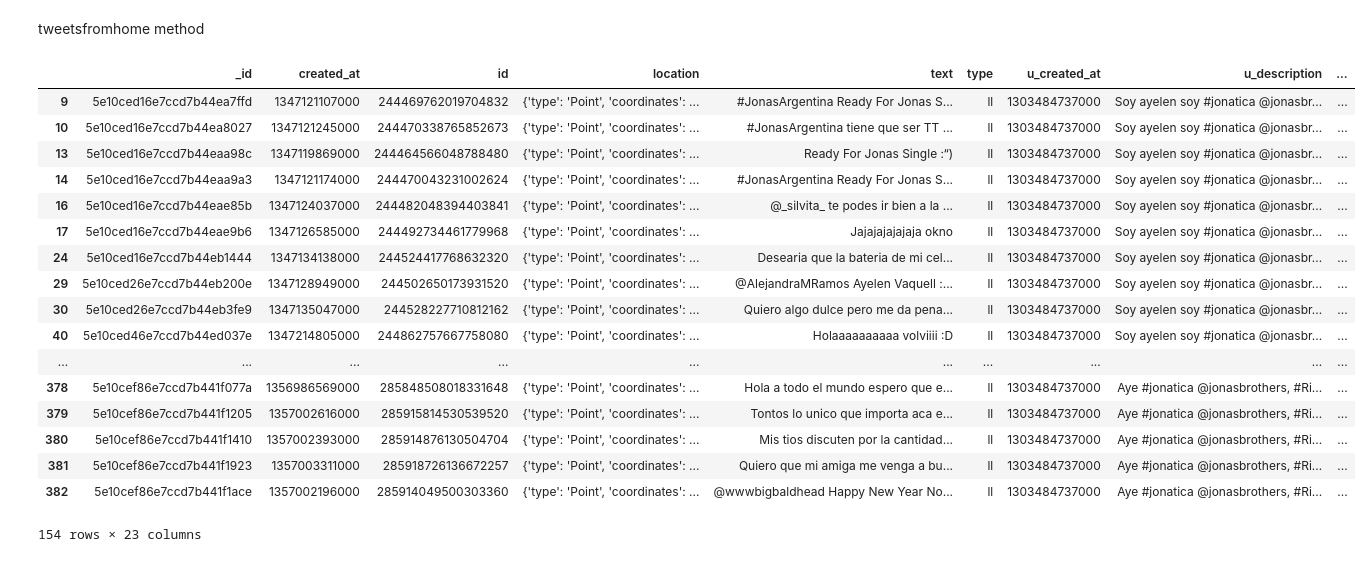
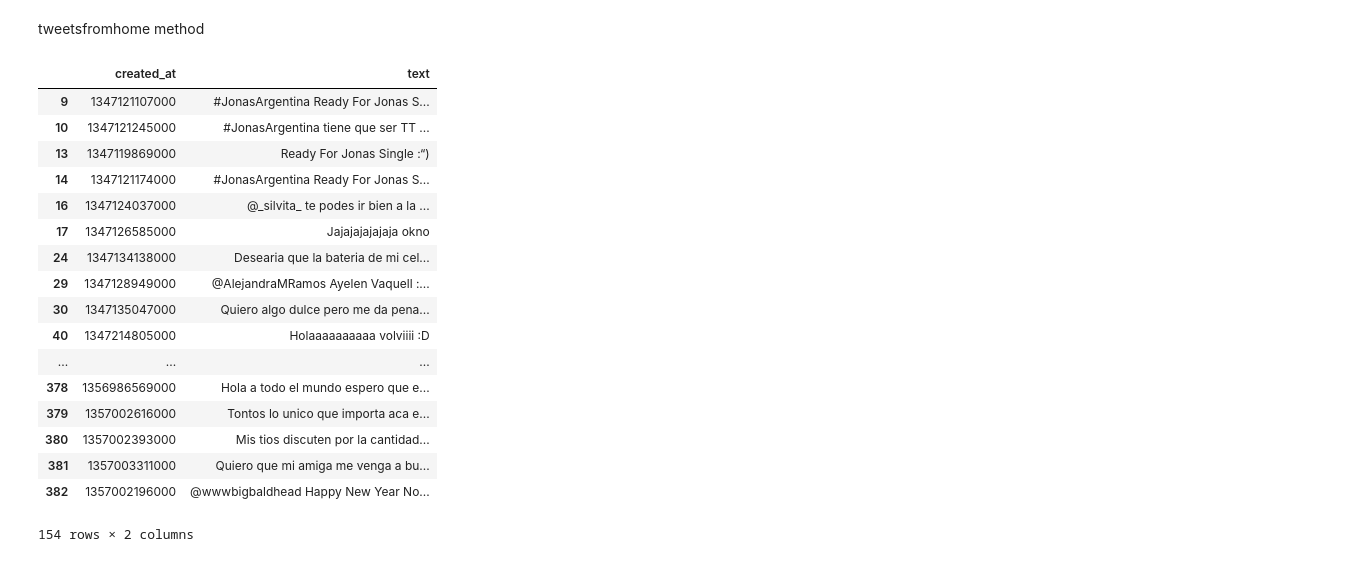
Before and after one commit to rpasquini/twitter_and_displacement, a Jupyter notebook: notebooks/Example of find_home function and methods.ipynb, the cells around one changed output. Cells and saved outputs as stored; diff of their text form; code cells hidden in the pictures.

```diff
--- a/notebooks/Example of find_home function and methods.ipynb
+++ b/notebooks/Example of find_home function and methods.ipynb
@@ -27,23 +27,23 @@ True
 # %% [markdown]
 tweetsfromhome method
 # %%
-result.tweetsfromhome()
+result.tweetsfromhome()[['created_at','text']]
 # %% [output]
-|  | _id | created_at | id | location | text | type | u_created_at | u_description | ... |
-| 9 | 5e10ced16e7ccd7b44ea7ffd | 1347121107000 | 244469762019704832 | {'type': 'Point', 'coordinates': ... | #JonasArgentina Ready For Jonas S... | ll | 1303484737000 | Soy ayelen soy #jonatica @jonasbr... | ... |
-| 10 | 5e10ced16e7ccd7b44ea8027 | 1347121245000 | 244470338765852673 | {'type': 'Point', 'coordinates': ... | #JonasArgentina tiene que ser TT ... | ll | 1303484737000 | Soy ayelen soy #jonatica @jonasbr... | ... |
-| 13 | 5e10ced16e7ccd7b44eaa98c | 1347119869000 | 244464566048788480 | {'type': 'Point', 'coordinates': ... | Ready For Jonas Single :“) | ll | 1303484737000 | Soy ayelen soy #jonatica @jonasbr... | ... |
-| 14 | 5e10ced16e7ccd7b44eaa9a3 | 1347121174000 | 244470043231002624 | {'type': 'Point', 'coordinates': ... | #JonasArgentina Ready For Jonas S... | ll | 1303484737000 | Soy ayelen soy #jonatica @jonasbr... | ... |
-| 16 | 5e10ced16e7ccd7b44eae85b | 1347124037000 | 244482048394403841 | {'type': 'Point', 'coordinates': ... | @_silvita_ te podes ir bien a la ... | ll | 1303484737000 | Soy ayelen soy #jonatica @jonasbr... | ... |
-| 17 | 5e10ced16e7ccd7b44eae9b6 | 1347126585000 | 244492734461779968 | {'type': 'Point', 'coordinates': ... | Jajajajajajaja okno | ll | 1303484737000 | Soy ayelen soy #jonatica @jonasbr... | ... |
-| 24 | 5e10ced16e7ccd7b44eb1444 | 1347134138000 | 244524417768632320 | {'type': 'Point', 'coordinates': ... | Desearia que la bateria de mi cel... | ll | 1303484737000 | Soy ayelen soy #jonatica @jonasbr... | ... |
-| 29 | 5e10ced26e7ccd7b44eb200e | 1347128949000 | 244502650173931520 | {'type': 'Point', 'coordinates': ... | @AlejandraMRamos Ayelen Vaquell :... | ll | 1303484737000 | Soy ayelen soy #jonatica @jonasbr... | ... |
-| 30 | 5e10ced26e7ccd7b44eb3fe9 | 1347135047000 | 244528227710812162 | {'type': 'Point', 'coordinates': ... | Quiero algo dulce pero me da pena... | ll | 1303484737000 | Soy ayelen soy #jonatica @jonasbr... | ... |
-| 40 | 5e10ced46e7ccd7b44ed037e | 1347214805000 | 244862757667758080 | {'type': 'Point', 'coordinates': ... | Holaaaaaaaaaa volviiii :D | ll | 1303484737000 | Soy ayelen soy #jonatica @jonasbr... | ... |
-| ... | ... | ... | ... | ... | ... | ... | ... | ... | ... |
-| 378 | 5e10cef86e7ccd7b441f077a | 1356986569000 | 285848508018331648 | {'type': 'Point', 'coordinates': ... | Hola a todo el mundo espero que e... | ll | 1303484737000 | Aye #jonatica @jonasbrothers, #Ri... | ... |
-| 379 | 5e10cef86e7ccd7b441f1205 | 1357002616000 | 285915814530539520 | {'type': 'Point', 'coordinates': ... | Tontos lo unico que importa aca e... | ll | 1303484737000 | Aye #jonatica @jonasbrothers, #Ri... | ... |
-| 380 | 5e10cef86e7ccd7b441f1410 | 1357002393000 | 285914876130504704 | {'type': 'Point', 'coordinates': ... | Mis tios discuten por la cantidad... | ll | 1303484737000 | Aye #jonatica @jonasbrothers, #Ri... | ... |
-| 381 | 5e10cef86e7ccd7b441f1923 | 1357003311000 | 285918726136672257 | {'type': 'Point', 'coordinates': ... | Quiero que mi amiga me venga a bu... | ll | 1303484737000 | Aye #jonatica @jonasbrothers, #Ri... | ... |
-| 382 | 5e10cef86e7ccd7b441f1ace | 1357002196000 | 285914049500303360 | {'type': 'Point', 'coordinates': ... | @wwwbigbaldhead Happy New Year No... | ll | 1303484737000 | Aye #jonatica @jonasbrothers, #Ri... | ... |
+|  | created_at | text |
+| 9 | 1347121107000 | #JonasArgentina Ready For Jonas S... |
+| 10 | 1347121245000 | #JonasArgentina tiene que ser TT ... |
+| 13 | 1347119869000 | Ready For Jonas Single :“) |
+| 14 | 1347121174000 | #JonasArgentina Ready For Jonas S... |
+| 16 | 1347124037000 | @_silvita_ te podes ir bien a la ... |
+| 17 | 1347126585000 | Jajajajajajaja okno |
+| 24 | 1347134138000 | Desearia que la bateria de mi cel... |
+| 29 | 1347128949000 | @AlejandraMRamos Ayelen Vaquell :... |
+| 30 | 1347135047000 | Quiero algo dulce pero me da pena... |
+| 40 | 1347214805000 | Holaaaaaaaaaa volviiii :D |
+| ... | ... | ... |
+| 378 | 1356986569000 | Hola a todo el mundo espero que e... |
+| 379 | 1357002616000 | Tontos lo unico que importa aca e... |
+| 380 | 1357002393000 | Mis tios discuten por la cantidad... |
+| 381 | 1357003311000 | Quiero que mi amiga me venga a bu... |
+| 382 | 1357002196000 | @wwwbigbaldhead Happy New Year No... |
-154 rows × 23 columns
+154 rows × 2 columns
```
Also changed, not shown: parts of 1 cell of this notebook.
